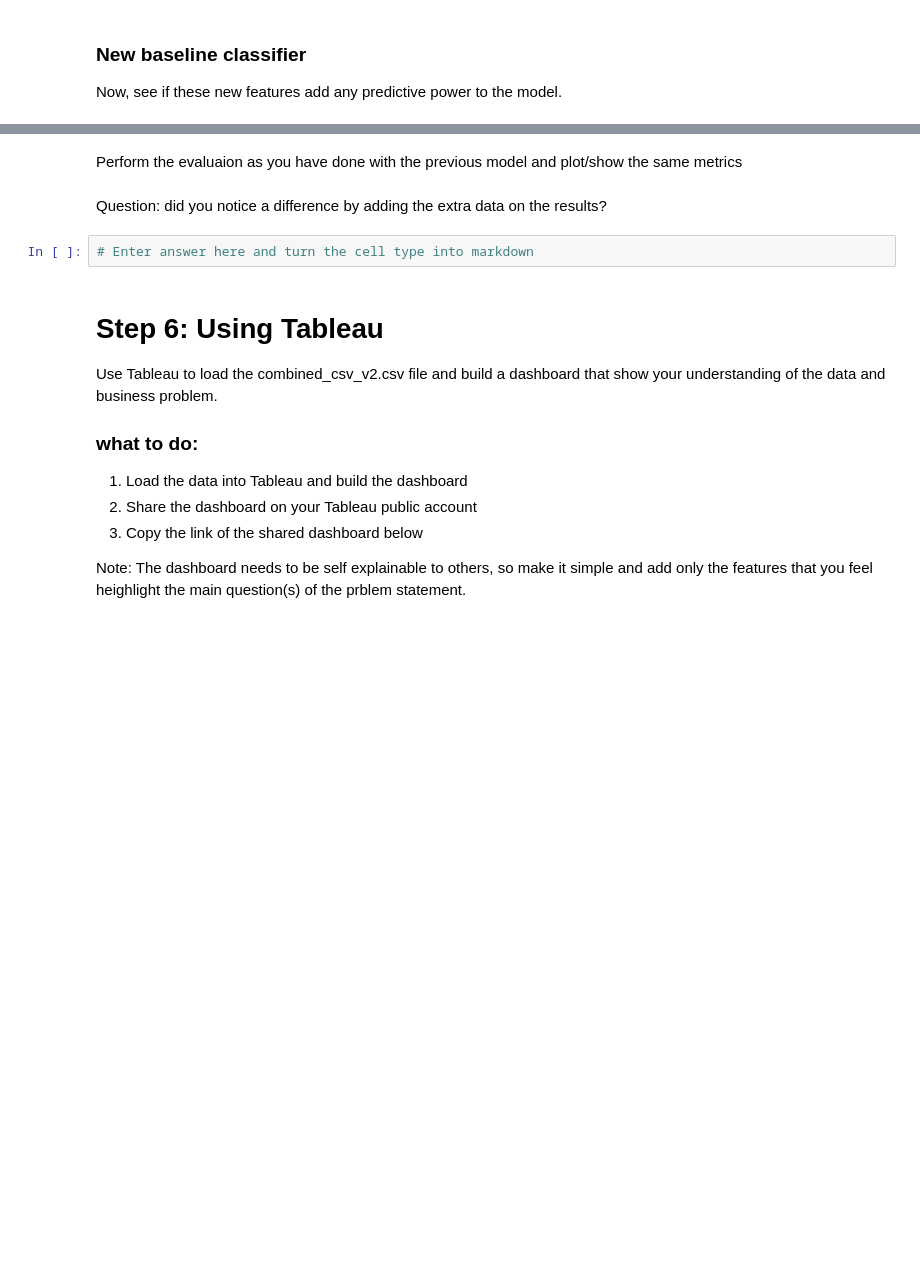
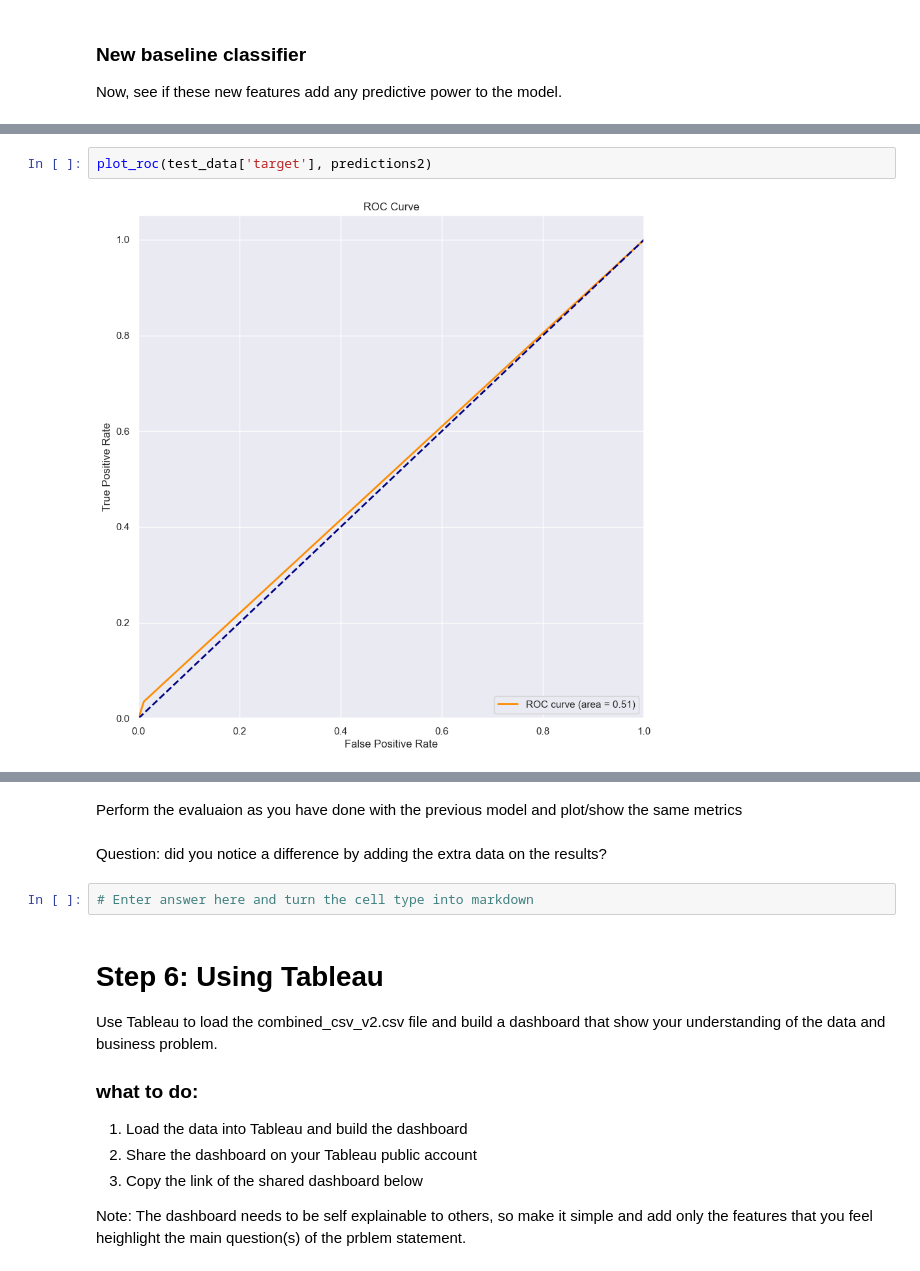
Before and after one commit to nilooy5/Flight-Delay-Prediction, a Jupyter notebook: flight_delay_prediction_onpremises.ipynb, the cells around one changed output, grey strips where cells are left out. Saved outputs shown, nothing was run; the diff lists cells and outputs as text; blank space fills up the shorter version.

```diff
--- a/flight_delay_prediction_onpremises.ipynb
+++ b/flight_delay_prediction_onpremises.ipynb
@@ -1067,0 +1239,4 @@ classifier2 = # Enter your code here
+# %%
+plot_roc(test_data['target'], predictions2)
+# %% [output]
+[figure, added]
```
Also changed, not shown: parts of 34 cells of this notebook.
